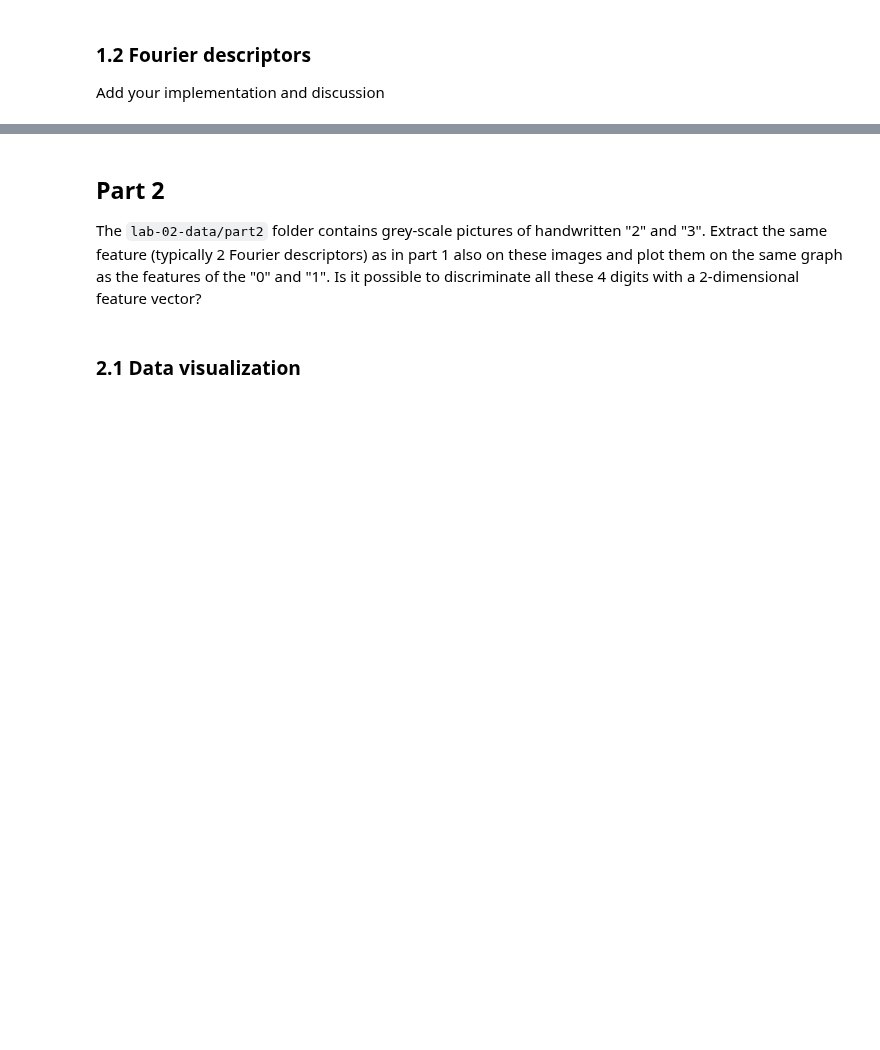
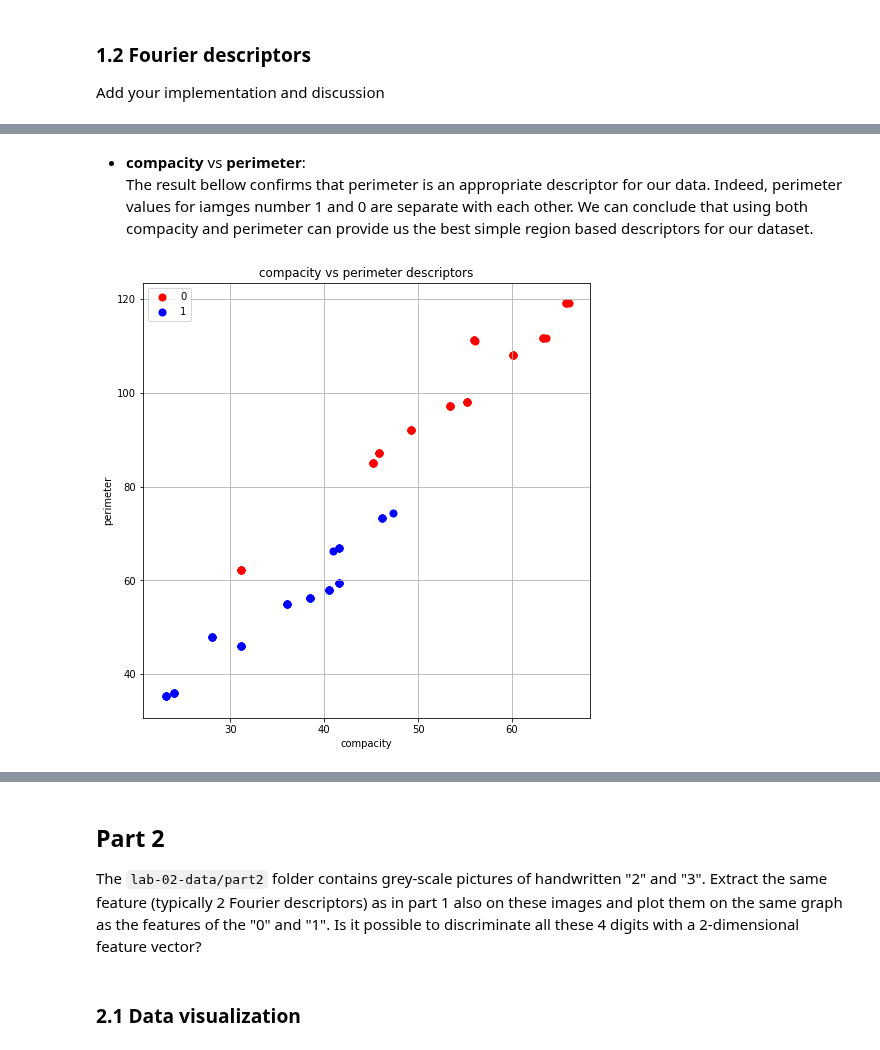
Before and after one commit to dhruti96shah/iapr-2020, a Jupyter notebook: labs/lab_02_object_description_mahdi.ipynb, the cells around one changed output, grey strips where cells are left out. Drawn from its saved outputs; the diff is of its cells as text; code cells hidden in the pictures; blank space fills up the shorter version.

```diff
--- a/labs/lab_02_object_description_mahdi.ipynb
+++ b/labs/lab_02_object_description_mahdi.ipynb
@@ -79,0 +172,5 @@ Add your implementation and discussion
+# %%
+def perimeter(image):
+    _,thresh1 = cv2.threshold(image,40,255,cv2.THRESH_BINARY)
+    perimeter = measure.perimeter(thresh1>0, neighbourhood=1)
+    return perimeter
@@ -79,0 +196,9 @@ Add your implementation and discussion
+# %% [markdown]
+* __compacity__ vs __perimeter__:<br />
+The result bellow confirms that perimeter is an appropriate descriptor for our data. Indeed, perimeter values for iamges
+number 1 and 0 are separate with each other. We can conclude that using both compacity and perimeter can provide us the
+best simple region based descriptors for our dataset.
+# %%
+plotFeatures(compacity, perimeter)
+# %% [output]
+[figure, added]
```
Also changed, not shown: parts of 21 cells of this notebook.
